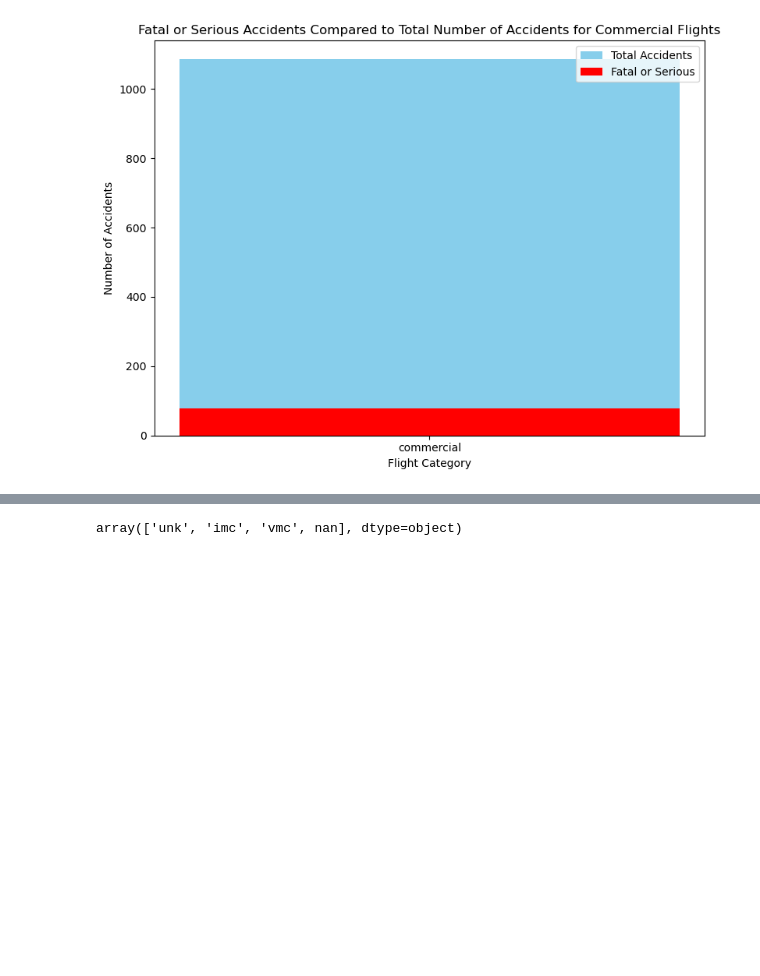
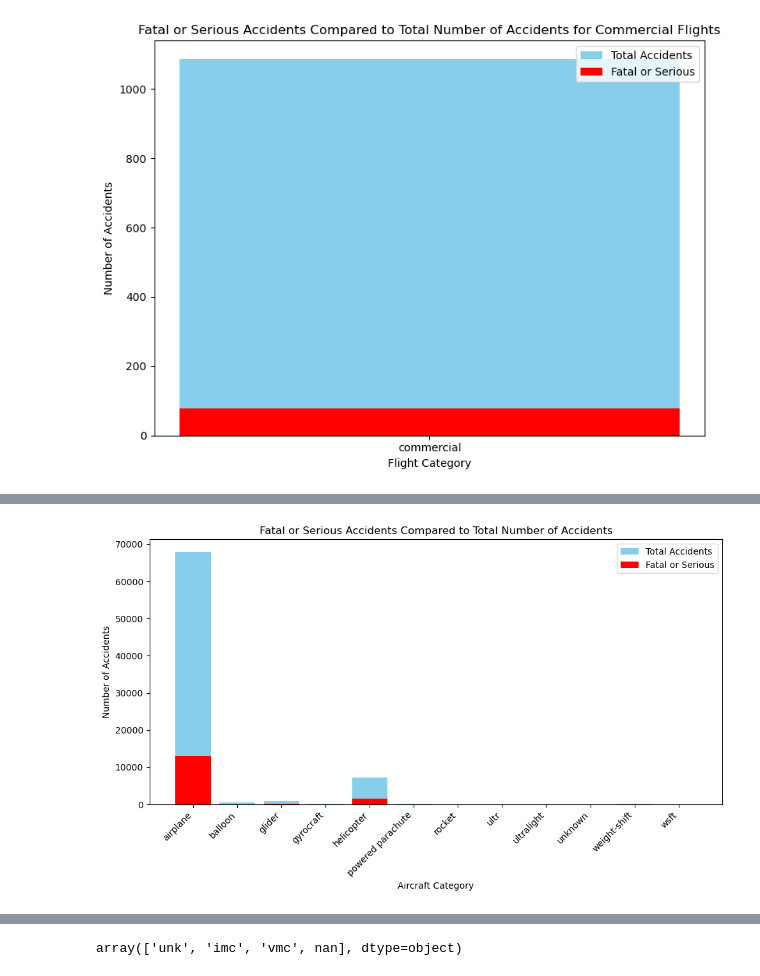
Before and after one commit to emmascotson/aviation-venture-risk-eda, a Jupyter notebook: aviation-venture-risk-eda.ipynb, the cells around one changed output, grey strips where cells are left out. Saved outputs shown, nothing was run; the diff lists cells and outputs as text; code cells hidden in the pictures; blank space fills up the shorter version.

```diff
--- a/aviation-venture-risk-eda.ipynb
+++ b/aviation-venture-risk-eda.ipynb
@@ -1936,0 +2025,28 @@ The highest risk flights seem, by far, to be private. Let's take commercial flig
+# %%
+#Total number of accidents per 'aircraft_category'
+total_accidents_ac = aviation_data.groupby('aircraft_category').size().reset_index(name='total_accidents_ac')
+#'Fatal or Serious' only from dataframe
+fatal_or_serious_ac = aviation_data[aviation_data['severity_category'] == 'Fatal or Serious']
+
+#Grouping by 'aircraft_category' to count the number of fatal or serious accidents
+fatal_or_serious_counts_ac = fatal_or_serious_ac.groupby('aircraft_category').size().reset_index(name='fatal_or_serious_ac')
+
+#Merge the two filtered dataframes on 'purpose_of_flight'
+merged_df_ac = pd.merge(total_accidents_ac, fatal_or_serious_counts_ac, on='aircraft_category')
+
+#Plot graph
+plt.figure(figsize=(10,6))
+#Plot the total number of accidents
+plt.bar(merged_df_ac['aircraft_category'], merged_df_ac['total_accidents_ac'], label='Total Accidents', color='skyblue')
+#Plot the 'Fatal or Serious' accidents on top of total accidents
+plt.bar(merged_df_ac['aircraft_category'], merged_df_ac['fatal_or_serious_ac'], label='Fatal or Serious', color='red')
+#Add labels and a title
+plt.title('Fatal or Serious Accidents Compared to Total Number of Accidents')
+plt.xlabel('Aircraft Category')
+plt.ylabel('Number of Accidents')
+plt.xticks(rotation=45, ha='right')
+plt.legend()
+plt.tight_layout()
+plt.show()
+# %% [output]
+[figure, added]
```
Also changed, not shown: parts of 103 cells of this notebook, 1 other file.
